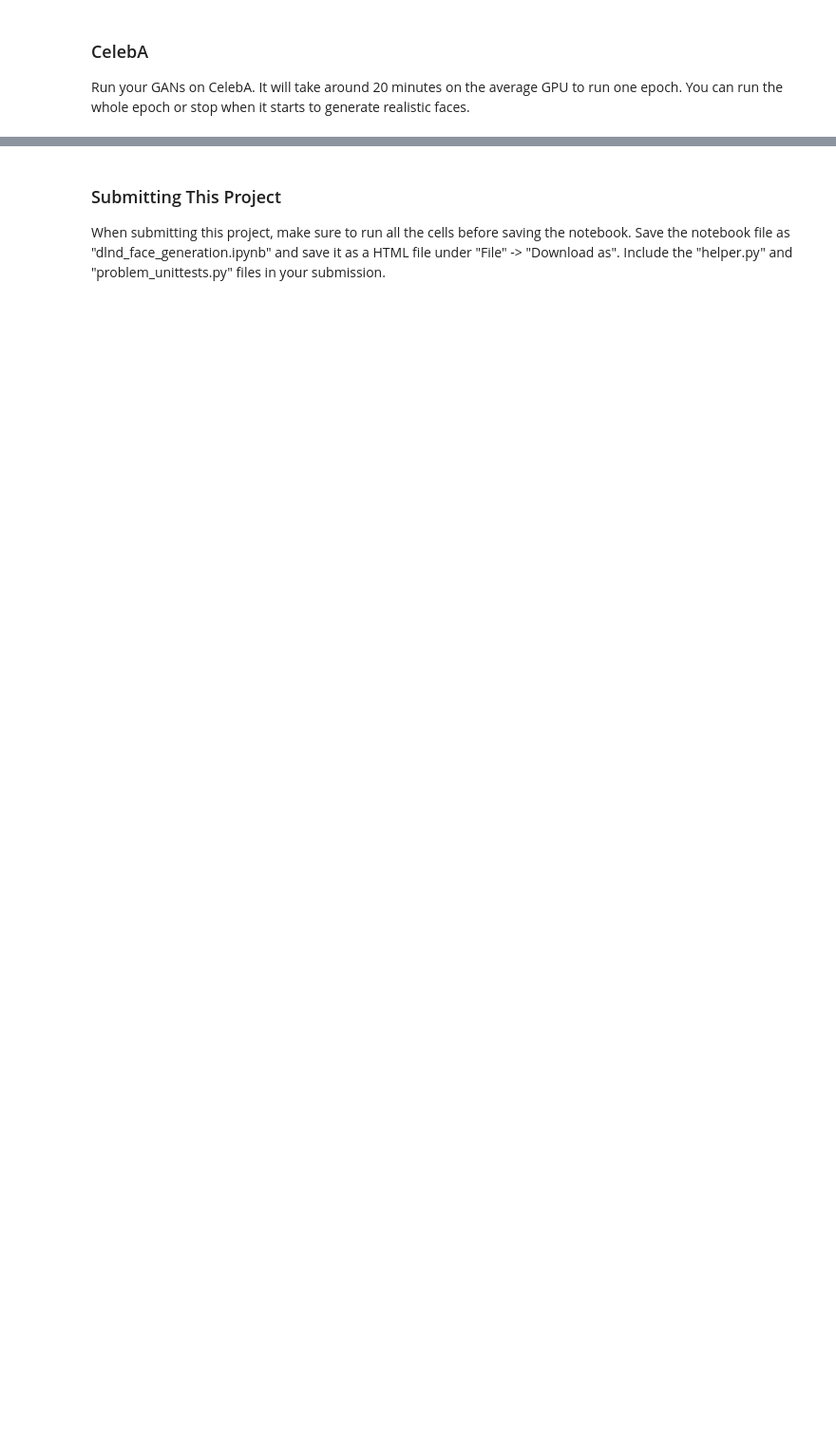
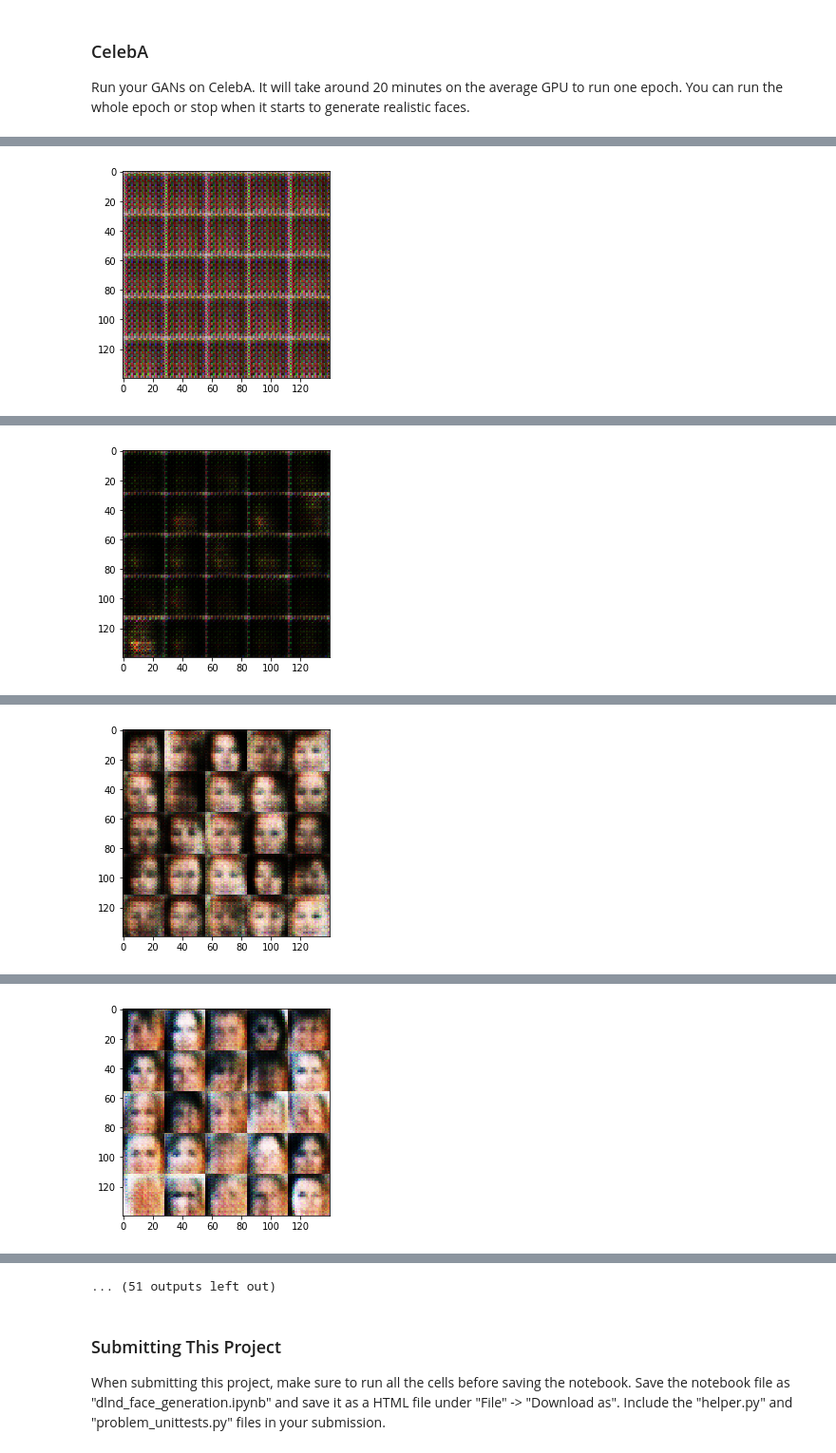
Before and after one commit to bisoisk/dlnd-face-generation, a Jupyter notebook: dlnd_face_generation.ipynb, the cells around one changed output, grey strips where cells are left out. Shown at 95% size. Cells and saved outputs as stored; diff of their text form; code cells hidden in the pictures; blank space fills up the shorter version.

```diff
--- a/dlnd_face_generation.ipynb
+++ b/dlnd_face_generation.ipynb
@@ -239,7 +215,7 @@ Implement `model_loss` to build the GANs for training and calculate the loss.  T
 - `discriminator(images, reuse=False)`
 - `generator(z, out_channel_dim, is_train=True)`
 # %%
-def model_loss(input_real, input_z, out_channel_dim):
+def model_loss(input_real, input_z, out_channel_dim, alpha=0.9):
     """
     Get the loss for the discriminator and generator
     :param input_real: Images from the real dataset
@@ -247,21 +223,19 @@ def model_loss(input_real, input_z, out_channel_dim):
     :param out_channel_dim: The number of channels in the output image
     :return: A tuple of (discriminator loss, generator loss)
     """
-    # TODO: Implement Function
-    g_model = generator(input_z, out_channel_dim, is_train=True)
+    g_model = generator(input_z, out_channel_dim)
+    d_model_real, d_logits_real = discriminator(input_real)
+    d_model_fake, d_logits_fake = discriminator(g_model, reuse=True)
 
-    d_real_model, d_real_logits = discriminator(input_real, reuse=False)
-    d_fake_model, d_fake_logits = discriminator(g_model, reuse=True)
+    d_loss_real = tf.reduce_mean(
+        tf.nn.sigmoid_cross_entropy_with_logits(logits=d_logits_real, labels=tf.ones_like(d_logits_real) * alpha))
+    d_loss_fake = tf.reduce_mean(
+        tf.nn.sigmoid_cross_entropy_with_logits(logits=d_logits_fake, labels=tf.zeros_like(d_logits_fake)))
+    g_loss = tf.reduce_mean(
+        tf.nn.sigmoid_cross_entropy_with_logits(logits=d_logits_fake, labels=tf.ones_like(d_logits_fake)))
 
-    smooth = 0.1
-    d_real_loss = tf.reduce_mean(tf.nn.sigmoid_cross_entropy_with_logits(logits=d_real_logits, \
-                                                          labels=tf.ones_like(d_real_model) * (1 - smooth)))
+    d_loss = d_loss_real + d_loss_fake
 
-    d_fake_loss = tf.reduce_mean(tf.nn.sigmoid_cross_entropy_with_logits(logits=d_fake_logits, \
-                                                            labels=tf.zeros_like(d_fake_model)))
-    d_loss = d_real_loss + d_fake_loss
-
-    g_loss = tf.reduce_mean(tf.nn.sigmoid_cross_entropy_with_logits(logits=d_fake_logits, labels=tf.ones_like(d_fake_model)))
     return d_loss, g_loss
 
 
@@ -429,8 +458,8 @@ Run your GANs on CelebA.  It will take around 20 minutes on the average GPU to r
 # %%
 batch_size = 64
 z_dim = 100
-learning_rate = 0.005
-beta1 = 0.2
+learning_rate = 0.0001
+beta1 = 0.5
 
 
 """
@@ -442,3 +471,4 @@ celeba_dataset = helper.Dataset('celeba', glob(os.path.join(data_dir, 'img_align
 with tf.Graph().as_default():
     train(epochs, batch_size, z_dim, learning_rate, beta1, celeba_dataset.get_batches,
           celeba_dataset.shape, celeba_dataset.image_mode)
+# %% [output]
@@ -444,0 +485 @@ with tf.Graph().as_default():
+[figure, added]
@@ -444,0 +496 @@ with tf.Graph().as_default():
+[figure, added]
@@ -444,0 +507 @@ with tf.Graph().as_default():
+[figure, added]
@@ -444,0 +518 @@ with tf.Graph().as_default():
+[figure, added]
@@ -444,0 +541 @@ with tf.Graph().as_default():
+... (51 outputs left out)
```
Also changed, not shown: parts of 15 cells of this notebook, 2 other files.
